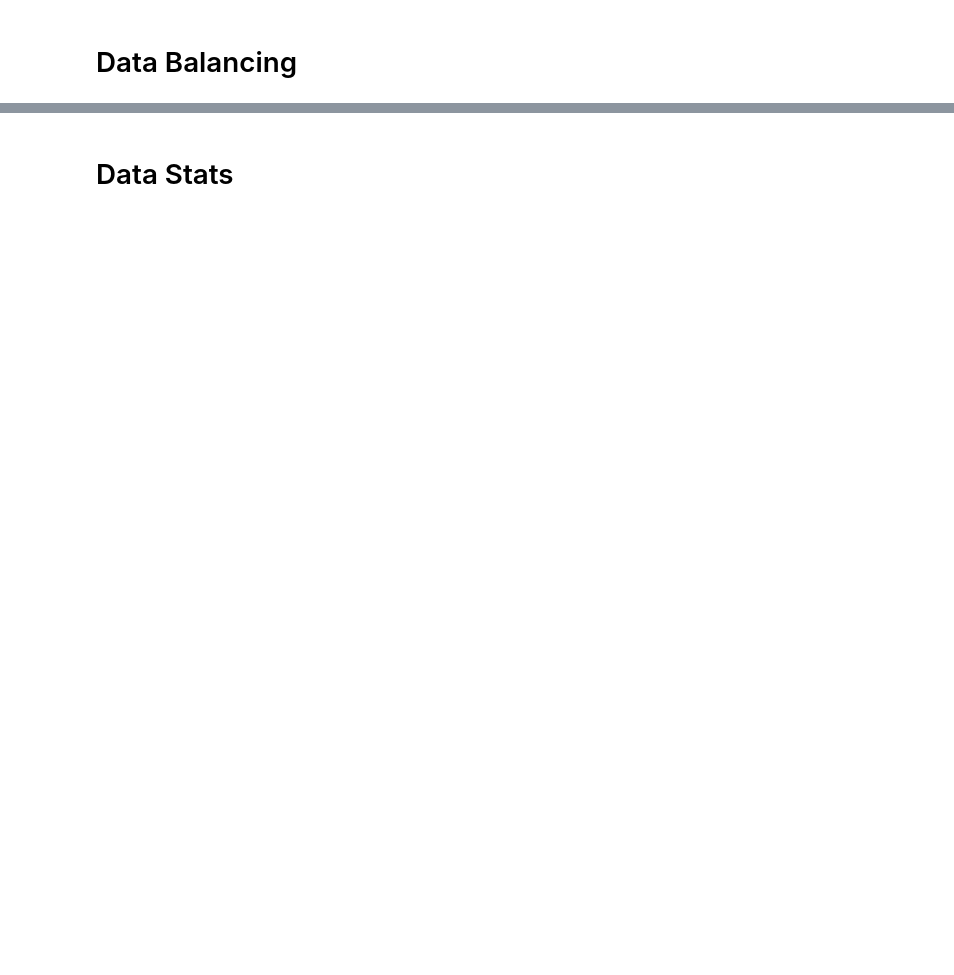
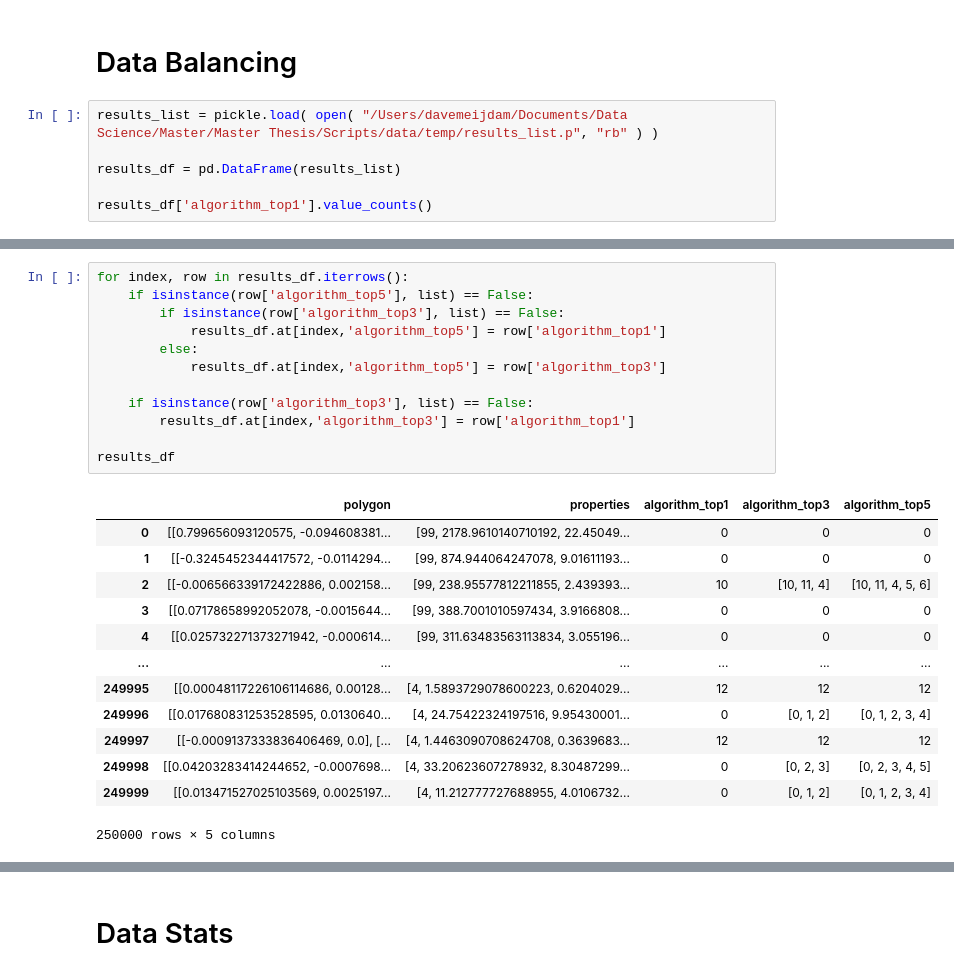
Before and after one commit to davemeijdam/map-generalization-thesis-2021, a Jupyter notebook: notebooks/Main.ipynb, the cells around one changed output, grey strips where cells are left out. Cells and saved outputs as stored; diff of their text form; blank space fills up the shorter version.

```diff
--- a/notebooks/Main.ipynb
+++ b/notebooks/Main.ipynb
@@ -452,2 +516,8 @@ pickle.dump( results_list, open( "/Users/davemeijdam/Documents/Data Science/Mast
 # %% [markdown]
 # Data Balancing
+# %%
+results_list = pickle.load( open( "/Users/davemeijdam/Documents/Data Science/Master/Master Thesis/Scripts/data/temp/results_list.p", "rb" ) )
+
+results_df = pd.DataFrame(results_list)
+
+results_df['algorithm_top1'].value_counts()
@@ -454 +539,27 @@ pickle.dump( results_list, open( "/Users/davemeijdam/Documents/Data Science/Mast
+# %%
+for index, row in results_df.iterrows():
+    if isinstance(row['algorithm_top5'], list) == False:
+        if isinstance(row['algorithm_top3'], list) == False:
+            results_df.at[index,'algorithm_top5'] = row['algorithm_top1']
+        else:
+            results_df.at[index,'algorithm_top5'] = row['algorithm_top3']
+
+    if isinstance(row['algorithm_top3'], list) == False:
+        results_df.at[index,'algorithm_top3'] = row['algorithm_top1']
+
+results_df
+# %% [output]
+|  | polygon | properties | algorithm_top1 | algorithm_top3 | algorithm_top5 |
+| 0 | [[0.799656093120575, -0.094608381... | [99, 2178.9610140710192, 22.45049... | 0 | 0 | 0 |
+| 1 | [[-0.3245452344417572, -0.0114294... | [99, 874.944064247078, 9.01611193... | 0 | 0 | 0 |
+| 2 | [[-0.006566339172422886, 0.002158... | [99, 238.95577812211855, 2.439393... | 10 | [10, 11, 4] | [10, 11, 4, 5, 6] |
+| 3 | [[0.07178658992052078, -0.0015644... | [99, 388.7001010597434, 3.9166808... | 0 | 0 | 0 |
+| 4 | [[0.025732271373271942, -0.000614... | [99, 311.63483563113834, 3.055196... | 0 | 0 | 0 |
+| ... | ... | ... | ... | ... | ... |
+| 249995 | [[0.00048117226106114686, 0.00128... | [4, 1.5893729078600223, 0.6204029... | 12 | 12 | 12 |
+| 249996 | [[0.017680831253528595, 0.0130640... | [4, 24.75422324197516, 9.95430001... | 0 | [0, 1, 2] | [0, 1, 2, 3, 4] |
+| 249997 | [[-0.0009137333836406469, 0.0], [... | [4, 1.4463090708624708, 0.3639683... | 12 | 12 | 12 |
+| 249998 | [[0.04203283414244652, -0.0007698... | [4, 33.20623607278932, 8.30487299... | 0 | [0, 2, 3] | [0, 2, 3, 4, 5] |
+| 249999 | [[0.013471527025103569, 0.0025197... | [4, 11.212777727688955, 4.0106732... | 0 | [0, 1, 2] | [0, 1, 2, 3, 4] |
+250000 rows × 5 columns
 # %%
```
Also changed, not shown: parts of 48 cells of this notebook.
